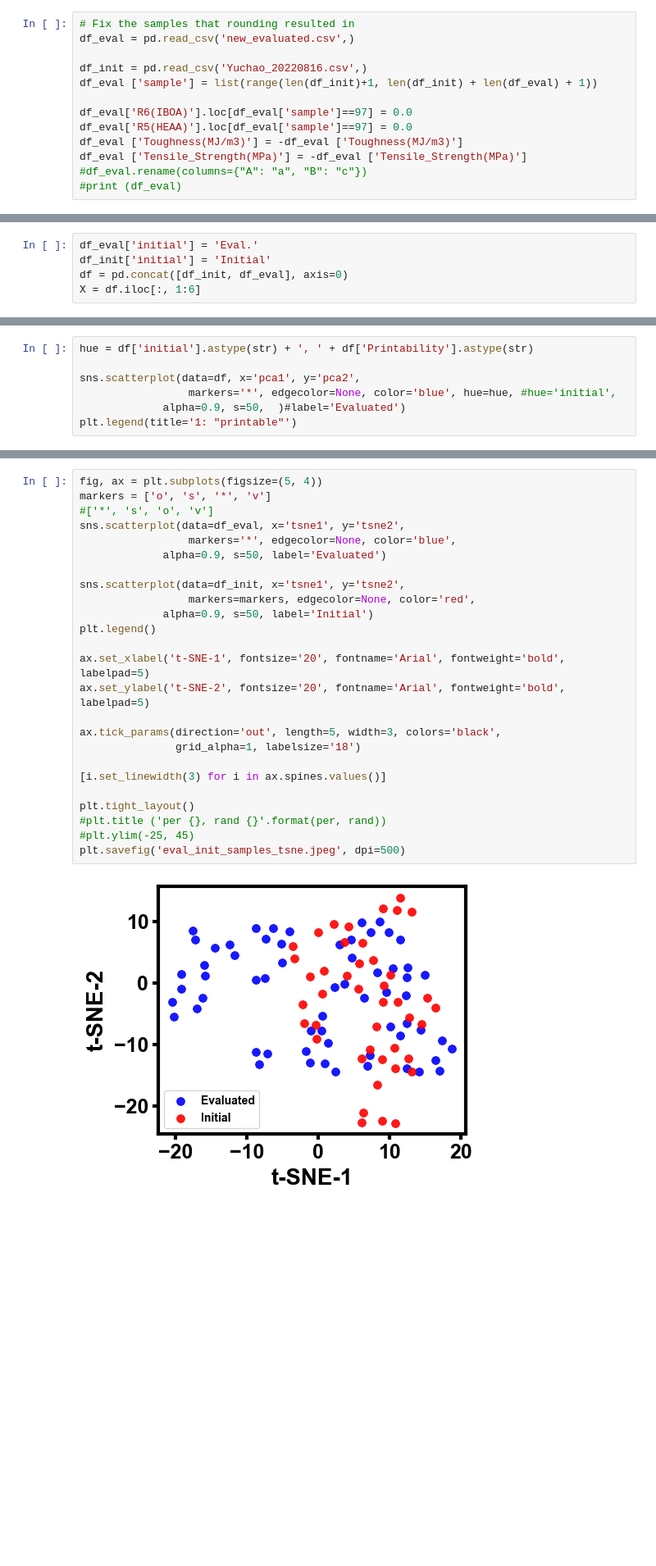
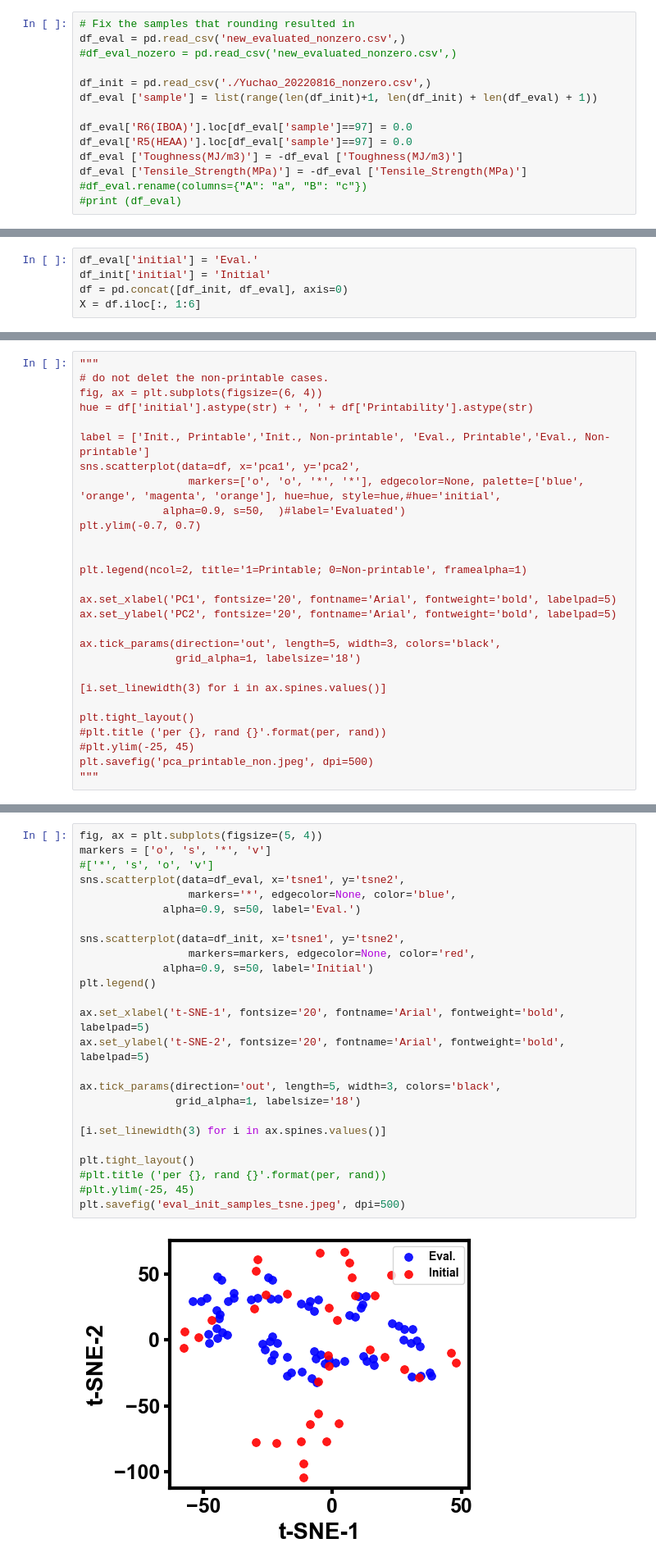
Before and after one commit to sattarik/3Dprinting_MOBO_postprocessin, a Jupyter notebook: Plotting_evalVSinit.ipynb, the cells around one changed output, grey strips where cells are left out. Shown at 82% size. Saved outputs shown, nothing was run; the diff lists cells and outputs as text; blank space fills up the shorter version.

```diff
--- a/Plotting_evalVSinit.ipynb
+++ b/Plotting_evalVSinit.ipynb
@@ -94,9 +88,10 @@ Text(0.5, 0, '!!!Ariaaaal')
  evaluated one:  [0.31 0.09 0.2 0.4 0.0 0.0]
 # %%
 # Fix the samples that rounding resulted in
-df_eval = pd.read_csv('new_evaluated.csv',)
+df_eval = pd.read_csv('new_evaluated_nonzero.csv',)
+#df_eval_nozero = pd.read_csv('new_evaluated_nonzero.csv',)
 
-df_init = pd.read_csv('Yuchao_20220816.csv',)
+df_init = pd.read_csv('./Yuchao_20220816_nonzero.csv',)
 df_eval ['sample'] = list(range(len(df_init)+1, len(df_init) + len(df_eval) + 1))
 
 df_eval['R6(IBOA)'].loc[df_eval['sample']==97] = 0.0
@@ -280,8 +203,29 @@ sum (df['Printability'] == 0)
 # %%
+"""
+# do not delet the non-printable cases.
+fig, ax = plt.subplots(figsize=(6, 4))
 hue = df['initial'].astype(str) + ', ' + df['Printability'].astype(str)
 
+label = ['Init., Printable','Init., Non-printable', 'Eval., Printable','Eval., Non-printable']
 sns.scatterplot(data=df, x='pca1', y='pca2',
-                 markers='*', edgecolor=None, color='blue', hue=hue, #hue='initial',
+                 markers=['o', 'o', '*', '*'], edgecolor=None, palette=['blue', 'orange', 'magenta', 'orange'], hue=hue, style=hue,#hue='initial',
              alpha=0.9, s=50,  )#label='Evaluated')
-plt.legend(title='1: "printable"')
+plt.ylim(-0.7, 0.7)
+
+
+plt.legend(ncol=2, title='1=Printable; 0=Non-printable', framealpha=1)
+
+ax.set_xlabel('PC1', fontsize='20', fontname='Arial', fontweight='bold', labelpad=5)
+ax.set_ylabel('PC2', fontsize='20', fontname='Arial', fontweight='bold', labelpad=5)
+
+ax.tick_params(direction='out', length=5, width=3, colors='black',
+               grid_alpha=1, labelsize='18')
+
+[i.set_linewidth(3) for i in ax.spines.values()]
+
+plt.tight_layout()
+#plt.title ('per {}, rand {}'.format(per, rand))
+#plt.ylim(-25, 45)
+plt.savefig('pca_printable_non.jpeg', dpi=500)
+"""
 # %% [output]
@@ -290,30 +233,30 @@ plt.legend(title='1: "printable"')
 # %%
 fig, ax = plt.subplots(figsize=(5, 4))
 markers = ['o', 's', '*', 'v']
 #['*', 's', 'o', 'v']
 sns.scatterplot(data=df_eval, x='tsne1', y='tsne2',
                  markers='*', edgecolor=None, color='blue',
-             alpha=0.9, s=50, label='Evaluated')
+             alpha=0.9, s=50, label='Eval.')
 
 sns.scatterplot(data=df_init, x='tsne1', y='tsne2',
                  markers=markers, edgecolor=None, color='red',
              alpha=0.9, s=50, label='Initial')
 plt.legend()
 
 ax.set_xlabel('t-SNE-1', fontsize='20', fontname='Arial', fontweight='bold', labelpad=5)
 ax.set_ylabel('t-SNE-2', fontsize='20', fontname='Arial', fontweight='bold', labelpad=5)
 
 ax.tick_params(direction='out', length=5, width=3, colors='black',
                grid_alpha=1, labelsize='18')
 
 [i.set_linewidth(3) for i in ax.spines.values()]
 
 plt.tight_layout()
 #plt.title ('per {}, rand {}'.format(per, rand))
 #plt.ylim(-25, 45)
 plt.savefig('eval_init_samples_tsne.jpeg', dpi=500)
 # %% [output]
-[figure, old version]
+[figure, new version]
 # %%
 # PCA Dimension Reduction
 pca = PCA(n_components=2)
```
Also changed, not shown: parts of 31 cells of this notebook, 16 other files.
